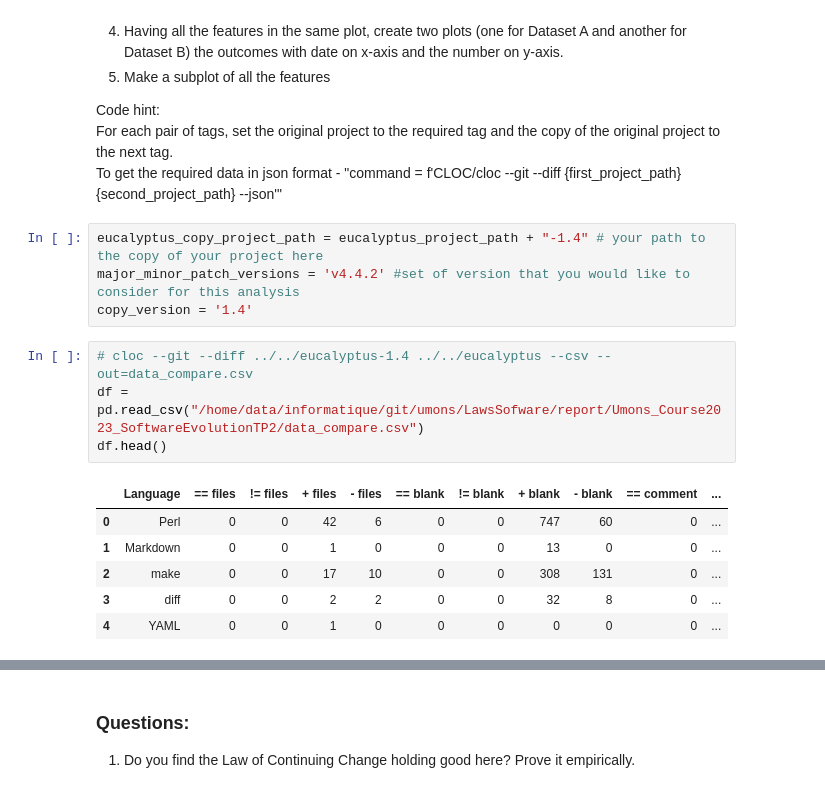
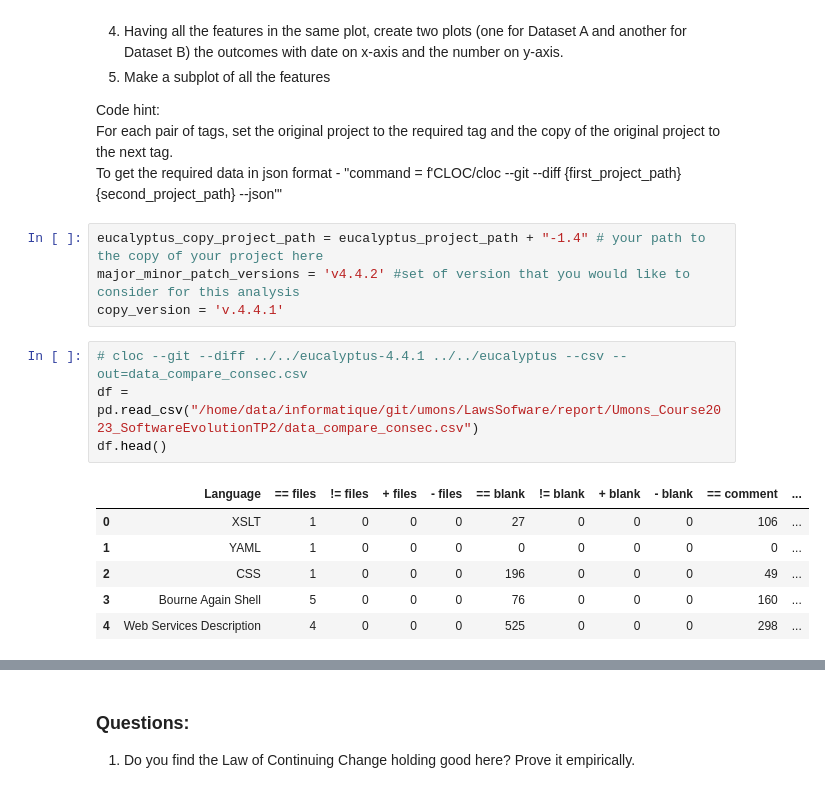
Before and after one commit to Randi-Dcht/Umons_Course2023_SoftwareEvolutionTP2, a Jupyter notebook: TP2_section2.ipynb, the cells around one changed output, grey strips where cells are left out. Cells and saved outputs as stored; diff of their text form.

```diff
--- a/TP2_section2.ipynb
+++ b/TP2_section2.ipynb
@@ -415,16 +435,16 @@ To get the required data in json format - "command = f'CLOC/cloc --git --diff {f
 # %%
 eucalyptus_copy_project_path = eucalyptus_project_path + "-1.4" # your path to the copy of your project here
 major_minor_patch_versions = 'v4.4.2' #set of version that you would like to consider for this analysis
-copy_version = '1.4'
+copy_version = 'v.4.4.1'
 # %%
-# cloc --git --diff ../../eucalyptus-1.4 ../../eucalyptus --csv --out=data_compare.csv
-df = pd.read_csv("/home/data/informatique/git/umons/LawsSofware/report/Umons_Course2023_SoftwareEvolutionTP2/data_compare.csv")
+# cloc --git --diff ../../eucalyptus-4.4.1 ../../eucalyptus --csv --out=data_compare_consec.csv
+df = pd.read_csv("/home/data/informatique/git/umons/LawsSofware/report/Umons_Course2023_SoftwareEvolutionTP2/data_compare_consec.csv")
 df.head()
 # %% [output]
 |  | Language | == files | != files | + files | - files | == blank | != blank | + blank | - blank | == comment | ... |
-| 0 | Perl | 0 | 0 | 42 | 6 | 0 | 0 | 747 | 60 | 0 | ... |
-| 1 | Markdown | 0 | 0 | 1 | 0 | 0 | 0 | 13 | 0 | 0 | ... |
-| 2 | make | 0 | 0 | 17 | 10 | 0 | 0 | 308 | 131 | 0 | ... |
-| 3 | diff | 0 | 0 | 2 | 2 | 0 | 0 | 32 | 8 | 0 | ... |
-| 4 | YAML | 0 | 0 | 1 | 0 | 0 | 0 | 0 | 0 | 0 | ... |
+| 0 | XSLT | 1 | 0 | 0 | 0 | 27 | 0 | 0 | 0 | 106 | ... |
+| 1 | YAML | 1 | 0 | 0 | 0 | 0 | 0 | 0 | 0 | 0 | ... |
+| 2 | CSS | 1 | 0 | 0 | 0 | 196 | 0 | 0 | 0 | 49 | ... |
+| 3 | Bourne Again Shell | 5 | 0 | 0 | 0 | 76 | 0 | 0 | 0 | 160 | ... |
+| 4 | Web Services Description | 4 | 0 | 0 | 0 | 525 | 0 | 0 | 0 | 298 | ... |
 # %%
```
Also changed, not shown: parts of 7 cells of this notebook, 1 other file.
